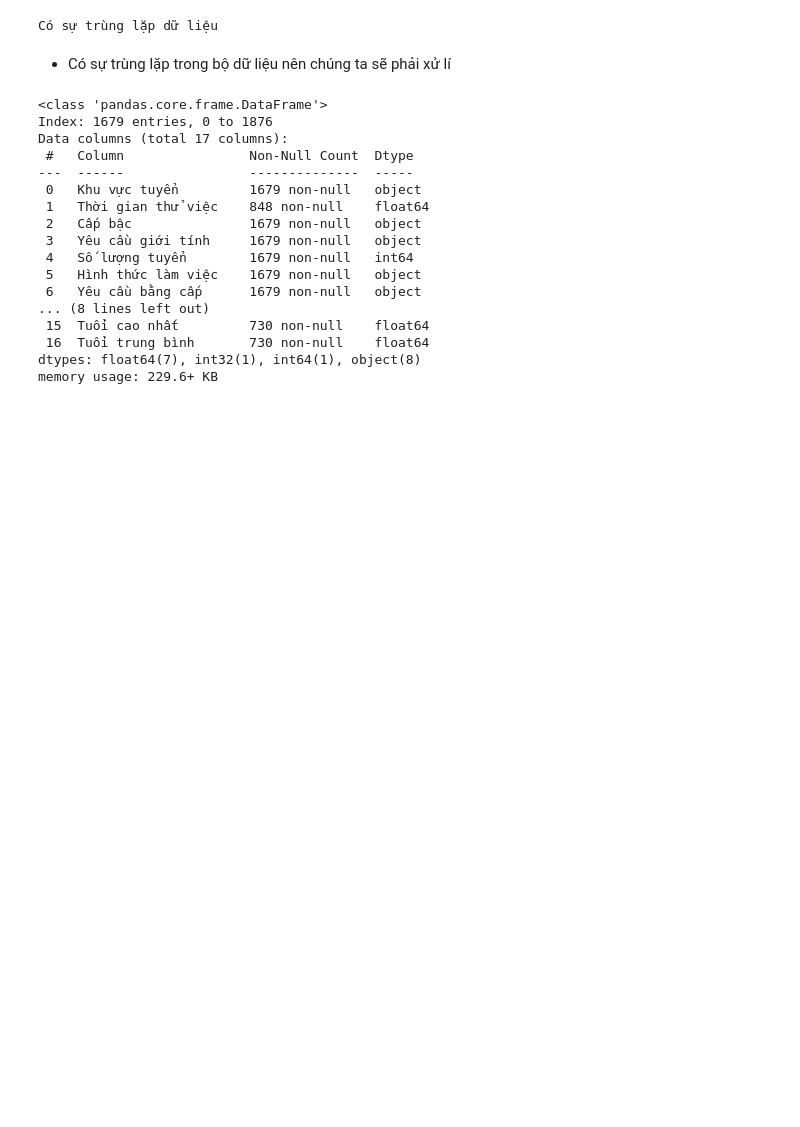
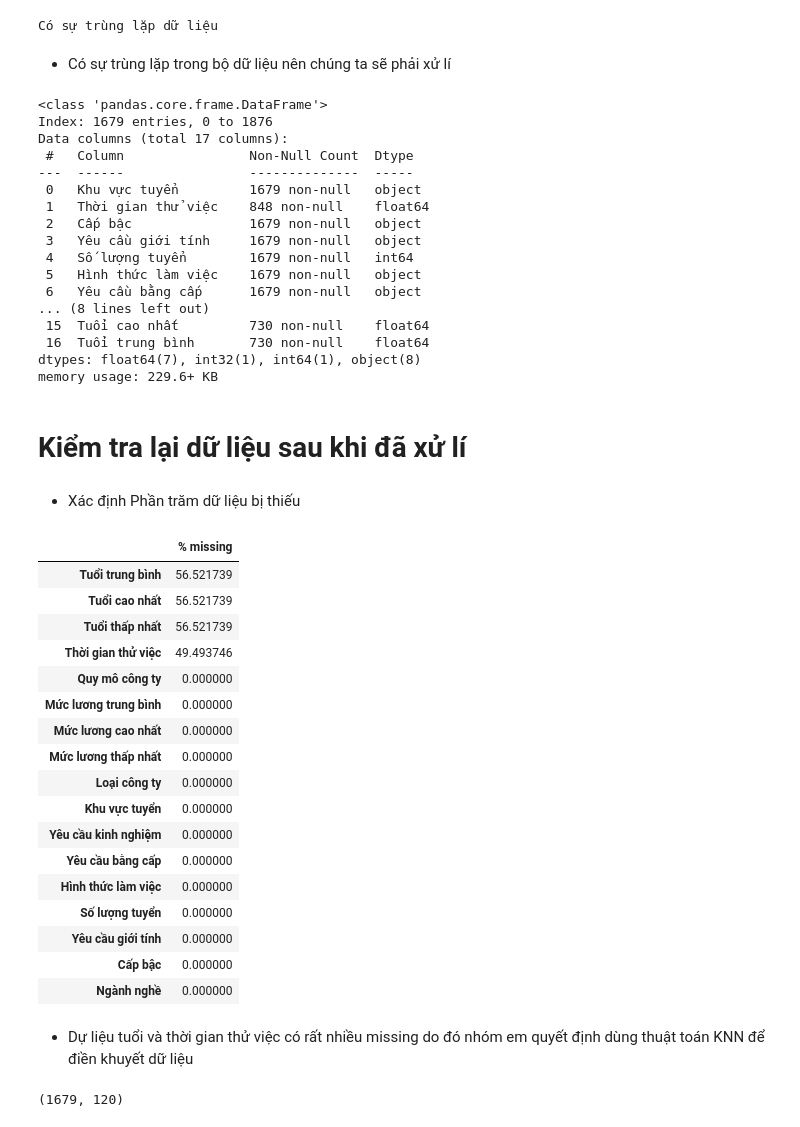
Before and after one commit to HungLVT/NMKHDL, a Jupyter notebook: notebooks/2.0-data-preprocessing.ipynb, the cells around one changed output. Saved outputs shown, nothing was run; the diff lists cells and outputs as text; code cells hidden in the pictures; blank space fills up the shorter version.

Commit message:
điền khuyết dữ liệu bằng KNN

```diff
--- a/notebooks/2.0-data-preprocessing.ipynb
+++ b/notebooks/2.0-data-preprocessing.ipynb
@@ -367,3 +395,80 @@ Data columns (total 17 columns):
  16  Tuổi trung bình       730 non-null    float64
 dtypes: float64(7), int32(1), int64(1), object(8)
 memory usage: 229.6+ KB
+# %% [markdown]
+# Kiểm tra lại dữ liệu sau khi đã xử lí
+# %% [markdown]
+- Xác định Phần trăm dữ liệu bị thiếu
+# %%
+# Phần trăm dữ liệu bị thiếu và sắp xếp giảm dần
+percentage_missing_data = pd.DataFrame(raw_data.isnull().sum().sort_values(ascending=False) / len(raw_data) * 100, columns=['% missing'])
+percentage_missing_data
+# %% [output]
+|  | % missing |
+| Tuổi trung bình | 56.521739 |
+| Tuổi cao nhất | 56.521739 |
+| Tuổi thấp nhất | 56.521739 |
+| Thời gian thử việc | 49.493746 |
+| Quy mô công ty | 0.000000 |
+| Mức lương trung bình | 0.000000 |
+| Mức lương cao nhất | 0.000000 |
+| Mức lương thấp nhất | 0.000000 |
+| Loại công ty | 0.000000 |
+| Khu vực tuyển | 0.000000 |
+| Yêu cầu kinh nghiệm | 0.000000 |
+| Yêu cầu bằng cấp | 0.000000 |
+| Hình thức làm việc | 0.000000 |
+| Số lượng tuyển | 0.000000 |
+| Yêu cầu giới tính | 0.000000 |
+| Cấp bậc | 0.000000 |
+| Ngành nghề | 0.000000 |
+# %% [markdown]
+- Dự liệu tuổi và thời gian thử việc có rất nhiều missing do đó nhóm em quyết định dùng thuật toán KNN để điền khuyết dữ liệu
+# %%
+
+# Đảm bảo không có nhãn nào bị missing
+mutil_label_features = ['Khu vực tuyển', 'Ngành nghề']
+single_label_features = [ 'Cấp bậc', 'Số lượng tuyển','Hình thức làm việc','Yêu cầu bằng cấp',
+                'Yêu cầu kinh nghiệm', 'Quy mô công ty', 'Loại công ty']
+targets = ['Thời gian thử việc', 'Tuổi thấp nhất', 'Tuổi cao nhất']
+
+# Chuẩn bị dữ liệu
+df_knn = raw_data[single_label_features].copy()
+# Chức năng để tách dữ liệu
+def split_labels(column, separator):
+    return [[label.strip() for label in labels.split(separator)] for labels in column]
+
+# Tách 'Khu vực tuyển'
+khu_vuc_labels = split_labels(raw_data['Khu vực tuyển'], ', ')
+
+# Tách 'Ngành nghề'
+nganh_nghe_labels = split_labels(raw_data['Ngành nghề'], '/')
+
+# Khởi tạo và áp dụng MultiLabelBinarizer
+mlb_khu_vuc = MultiLabelBinarizer()
+mlb_nganh_nghe = MultiLabelBinarizer()
+
+khu_vuc_binarized = mlb_khu_vuc.fit_transform(khu_vuc_labels)
+nganh_nghe_binarized = mlb_nganh_nghe.fit_transform(nganh_nghe_labels)
+
+# Tạo DataFrame mới từ kết quả nhị phân
+khu_vuc_df = pd.DataFrame(khu_vuc_binarized, columns=mlb_khu_vuc.classes_)
+nganh_nghe_df = pd.DataFrame(nganh_nghe_binarized, columns=mlb_nganh_nghe.classes_)
+
+# Đặt lại chỉ mục cho các DataFrame
+df_knn.reset_index(drop=True, inplace=True)
+khu_vuc_df.reset_index(drop=True, inplace=True)
+nganh_nghe_df.reset_index(drop=True, inplace=True)
+
+df_knn = pd.concat([df_knn, khu_vuc_df, nganh_nghe_df], axis=1)
+
+# Mã hóa nhãn cho các cột chọn lựa
+for col in single_label_features:
+    le = LabelEncoder()
+    df_knn[col] = le.fit_transform(df_knn[col])
+
+print(df_knn.shape)
+# Kiểm tra xem có giá trị Nan nào không và nằn ở những cột nào
+assert df_knn.isnull().any().any() == False
+# %% [output]
+(1679, 120)
```
Also changed, not shown: parts of 13 cells of this notebook, 3 other files.
